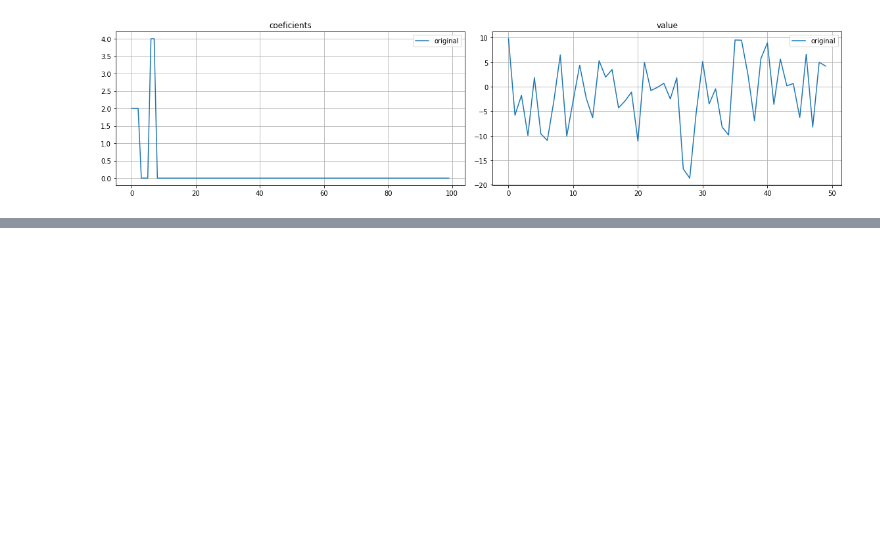
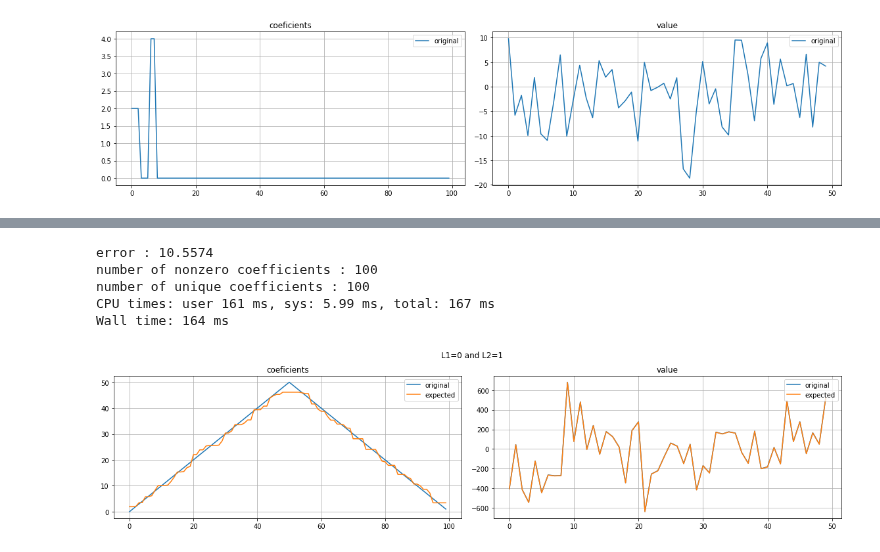
Before and after one commit to hacarus/spm-image, a Jupyter notebook: examples/generalized_lasso.ipynb, the cells around one changed output, grey strips where cells are left out. Saved outputs shown, nothing was run; the diff lists cells and outputs as text; code cells hidden in the pictures; blank space fills up the shorter version.

```diff
--- a/examples/generalized_lasso.ipynb
+++ b/examples/generalized_lasso.ipynb
@@ -155,0 +202,15 @@ Wall time: 194 ms
+# %%
+%%time
+
+error, coef = run_fused_lasso(0, 1)
+nonzero_idx = np.where(coef != 0)[0]
+print('error : {0:.4f}'.format(error))
+print('number of nonzero coefficients : {0}'.format(len(nonzero_idx)))
+print('number of unique coefficients : {0}'.format(len(np.unique(coef))))
+# %% [output]
+error : 10.5574
+number of nonzero coefficients : 100
+number of unique coefficients : 100
+CPU times: user 161 ms, sys: 5.99 ms, total: 167 ms
+Wall time: 164 ms
+[figure, added]
```
Also changed, not shown: parts of 6 cells of this notebook, 2 other files.
